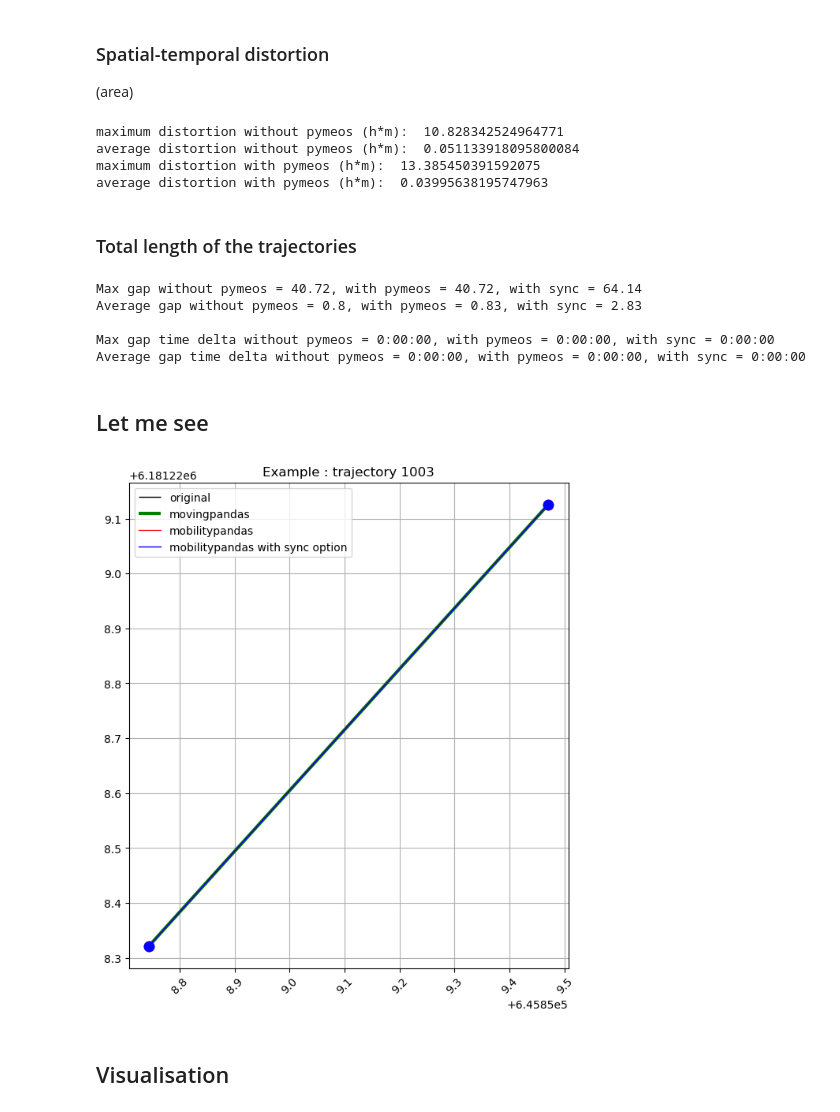
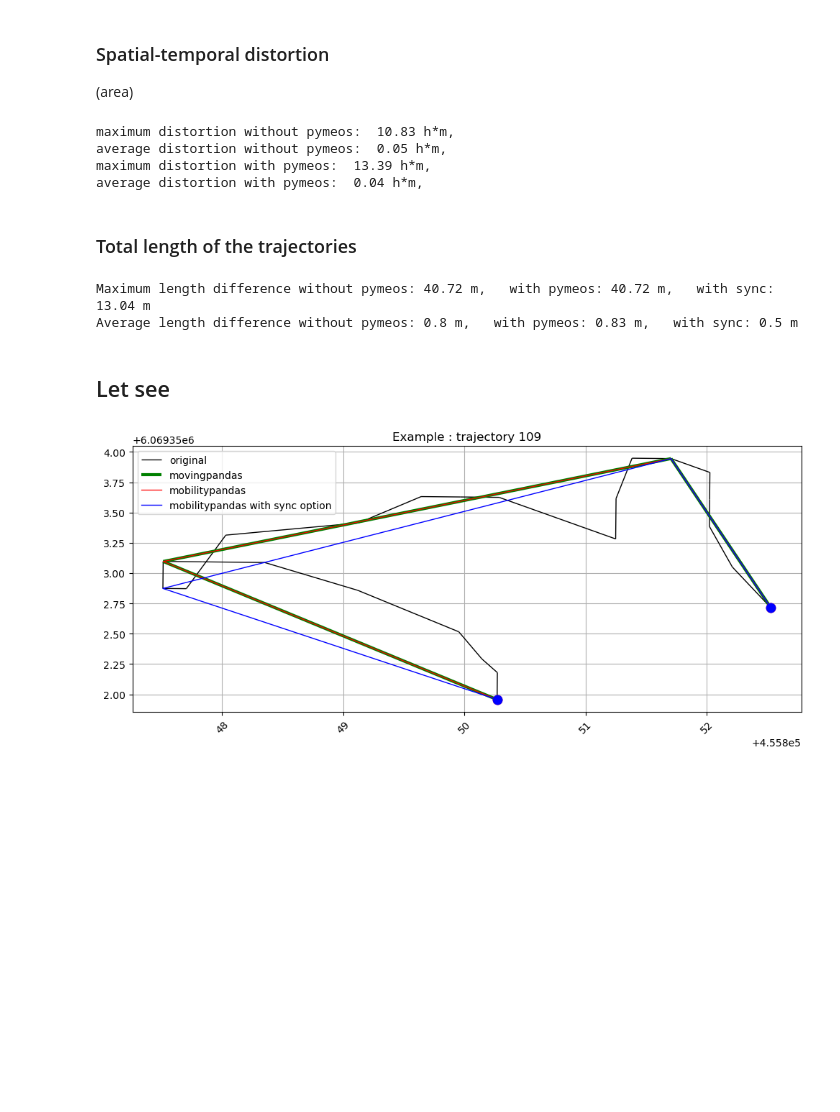
Before and after one commit to SophiedeVirieu/MobilityPandas, a Jupyter notebook: tutorials/benchmark/simplify_dp.ipynb, the cells around one changed output. Saved outputs shown, nothing was run; the diff lists cells and outputs as text; code cells hidden in the pictures; blank space fills up the shorter version.

```diff
--- a/tutorials/benchmark/simplify_dp.ipynb
+++ b/tutorials/benchmark/simplify_dp.ipynb
@@ -318,77 +417,53 @@ distortion_with = np.array([trajectories_with.trajectory.values[i].distance(simp
 # %%
-print("maximum distortion without pymeos (h*m): ", max(distortion_without))
-print("average distortion without pymeos (h*m): ", np.mean(distortion_without))
+print("maximum distortion without pymeos: ", round(max(distortion_without), 2), 'h*m,  ')
+print("average distortion without pymeos: ", round(np.mean(distortion_without), 2), 'h*m,  ')
 
-print("maximum distortion with pymeos (h*m): ", max(distortion_with))
-print("average distortion with pymeos (h*m): ", np.mean(distortion_with))
+print("maximum distortion with pymeos: ", round(max(distortion_with), 2), 'h*m,  ')
+print("average distortion with pymeos: ", round(np.mean(distortion_with), 2), 'h*m,  ')
 # %% [output]
-maximum distortion without pymeos (h*m):  10.828342524964771
-average distortion without pymeos (h*m):  0.051133918095800084
-maximum distortion with pymeos (h*m):  13.385450391592075
-average distortion with pymeos (h*m):  0.03995638195747963
+maximum distortion without pymeos:  10.83 h*m,
+average distortion without pymeos:  0.05 h*m,
+maximum distortion with pymeos:  13.39 h*m,
+average distortion with pymeos:  0.04 h*m,
 # %% [markdown]
 ### Total length of the trajectories
 # %%
-# TODO : table de correpondance m - n (=i ici)
+list_of_mmsi = [traj.id for traj in trajectories_without]
 
-gap_without, gap_with, gap_with_sync = [], [], []
+diff_without, diff_with, diff_with_sync = [], [], []
 for i in range(len(trajectories_without.trajectories)):
-      m = [traj.id for traj in trajectories_without][i] # car ceci n'est pas optimisé
+      m = list_of_mmsi[i]
       lo = round(trajectories_without.trajectories[i].get_length(), 2)
       lwithout = round(simplified_without.trajectories[i].get_length(), 2)
       lwith2 = round(simplified_with[m].length(), 2)
       lsync = round(simplified_sync[m].length(), 2)
 
-      gap_without.append(abs(lo-lwithout))
-      gap_with.append(abs(lo-lwith2))
-      gap_with_sync.append(abs(lo-lsync))
+      diff_without.append(abs(lo-lwithout))
+      diff_with.append(abs(lo-lwith2))
+      diff_with_sync.append(abs(lo-lsync))
 
-print(f"Max gap without pymeos (m) = {round(max(gap_without), 2)}, with pymeos = {round(max(gap_with), 2)}, with sync = {round(max(gap_with_sync), 2)}")
-print(f"Average gap without pymeos (m) = {round(np.mean(gap_without), 2)}, with pymeos = {round(np.mean(gap_with), 2)}, with sync = {round(np.mean(gap_with_sync), 2)}\n")
+print(f"Maximum length difference without pymeos: {round(max(diff_without), 2)} m,   with pymeos: {round(max(diff_with), 2)} m,   with sync: {round(max(diff_with_sync), 2)} m")
+print(f"Average length difference without pymeos: {round(np.mean(diff_without), 2)} m,   with pymeos: {round(np.mean(diff_with), 2)} m,   with sync: {round(np.mean(diff_with_sync), 2)} m")
 # %% [output]
-Max gap without pymeos = 40.72, with pymeos = 40.72, with sync = 64.14
-Average gap without pymeos = 0.8, with pymeos = 0.83, with sync = 2.83
-
-Max gap time delta without pymeos = 0:00:00, with pymeos = 0:00:00, with sync = 0:00:00
-Average gap time delta without pymeos = 0:00:00, with pymeos = 0:00:00, with sync = 0:00:00
+Maximum length difference without pymeos: 40.72 m,   with pymeos: 40.72 m,   with sync: 13.04 m
+Average length difference without pymeos: 0.8 m,   with pymeos: 0.83 m,   with sync: 0.5 m
 # %% [markdown]
-## Let me see
+## Let see
 # %%
 # Plot one trajectory
 
 # n=109 is a good one
 n=109
 m = [traj.id for traj in trajectories_without][n] # the corresponding MMSI
 
 fig, ax = plt.subplots(figsize=(12, 8))
 trajectories_without.trajectories[n].plot(color='black', label='original', linewidth=1, ax=ax)
 simplified_without.trajectories[n].plot(color='green', label='movingpandas', ax=ax, linewidth=3)
 simplified_with[m].plot(color='red', label='mobilitypandas', linewidth=0.9)
 simplified_sync[m].plot(color='blue', label='mobilitypandas with sync option', linewidth=1)
 
 plt.title("Example : trajectory {0}".format(n))
 plt.legend()
 plt.show()
-
-
-# print(simplified_without.trajectories[n].size(), simplified_with2.values[n].num_instants())
-# print(trajectories_without.trajectories[n].get_start_location(), trajectories_with2.trajectory[m].start_value())
-# print(simplified_without.trajectories[n].get_start_location(), simplified_with2.values[n].start_value())
-# print()
-# print(trajectories_without.trajectories[n], '\n\n', trajectories_with2.values[n])
-
-def from_mmsi(collection, mmsi):
-    if isinstance(collection, mpd.TrajectoryCollection):
-        return next(
-            traj for traj in collection.trajectories
-            if 'mmsi' in traj.df.columns and traj.df['mmsi'].iloc[0] == mmsi
-        )
-    elif isinstance(collection, pd.Series):
-        return next(
-            traj for traj in collection.values
-            if traj.index == mmsi
-        )
 # %% [output]
-[figure, old version]
+[figure, new version]
-# %% [markdown]
-## Visualisation
```
Also changed, not shown: parts of 14 cells of this notebook, 7 other files.
